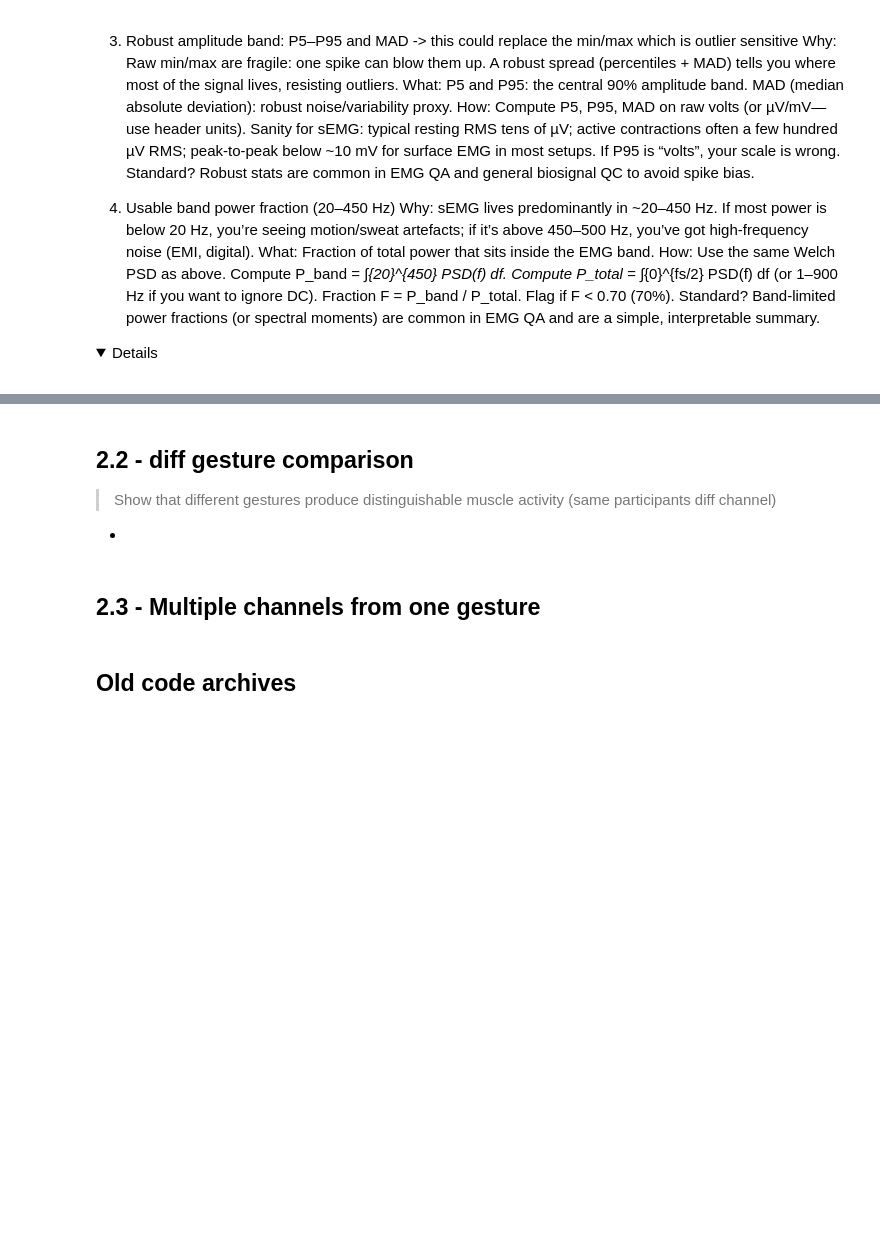
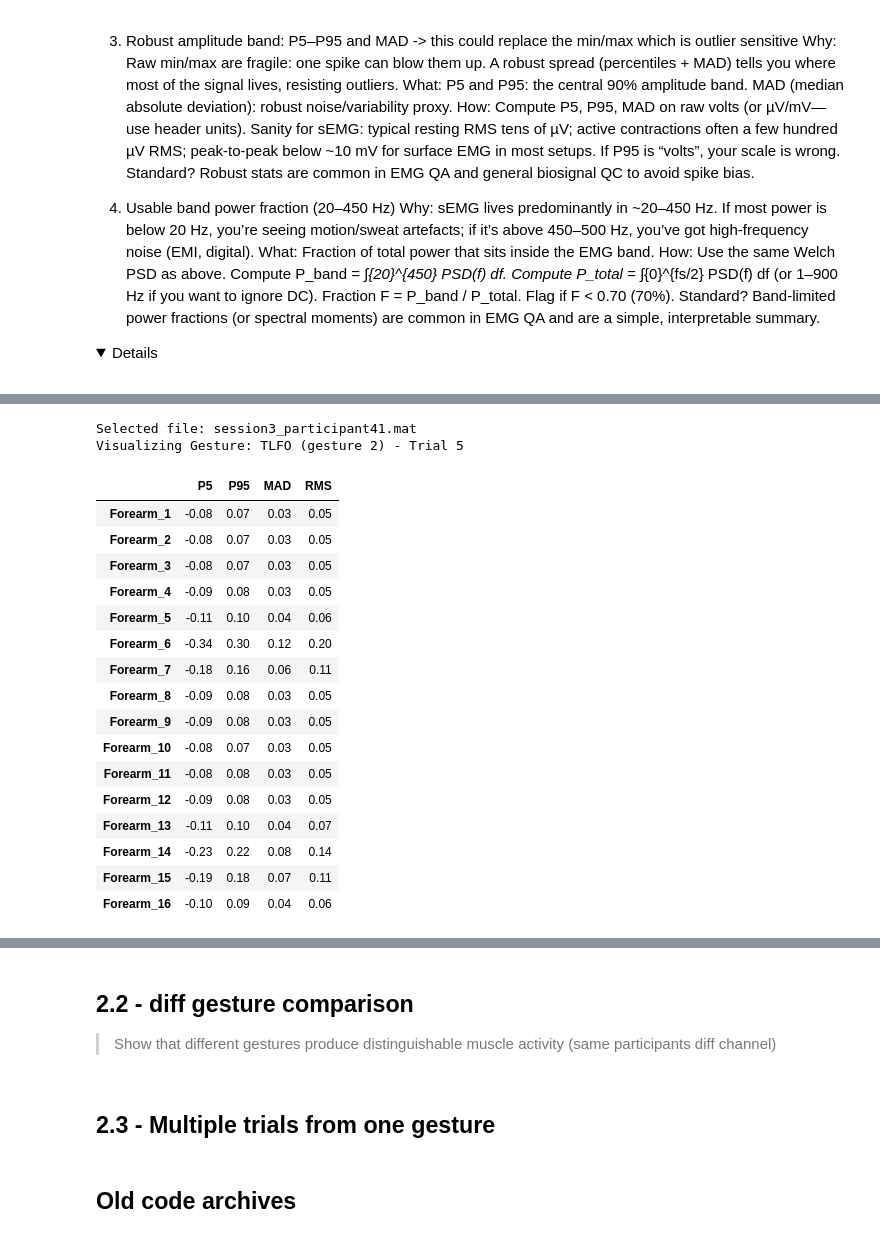
Before and after one commit to jasonwang0228/EMG_Project, a Jupyter notebook: notebooks/2_Visualization.ipynb, the cells around one changed output, grey strips where cells are left out. Saved outputs shown, nothing was run; the diff lists cells and outputs as text; code cells hidden in the pictures; folded sections open; blank space fills up the shorter version.

```diff
--- a/notebooks/2_Visualization.ipynb
+++ b/notebooks/2_Visualization.ipynb
@@ -197,0 +202,76 @@ plt.show()
+# %%
+from scipy.stats import median_abs_deviation
+import pandas as pd
+
+# Function to calculate P5-P95, MAD, and RMS
+def calculate_signal_metrics(data):
+    p5 = float(np.percentile(data, 5))
+    p95 = float(np.percentile(data, 95))
+    mad = float(median_abs_deviation(data))
+    rms = float(np.sqrt(np.mean(data**2)))
+    return {'P5': p5, 'P95': p95, 'MAD': mad, 'RMS': rms}
+
+# # if needs to load other specific file diff from above:
+# sample_file = random.choice(mat_files)                                              # Option 1: Random file
+# # sample_file = mat_files[0]                                                        # Option 2: By file index
+# # sample_file = [f for f in  mat_files if "session1_participant1.mat" in str(f)]     # Option 3: By name
+# data = sio.loadmat(sample_file)
+
+# # Total number of trials and gestures
+# num_trials = 7
+# num_gestures = 17
+
+# # Option to choose random or specific indices
+# use_random = True  # Set to False to assign specific indices
+# if use_random: #randomly select a trial and gesture
+#     trial_idx = random.randint(0, num_trials - 1)
+#     gesture_idx = random.randint(0, num_gestures - 1)
+# else:
+#     trial_idx = 0  # Example: First trial
+#     gesture_idx = 16  # Example: 17th gesture (REST)
+#     # Ensure indices are within valid range
+#     assert 0 <= trial_idx < num_trials, f"trial_idx must be between 0 and {num_trials - 1}"
+#     assert 0 <= gesture_idx < num_gestures, f"gesture_idx must be between 0 and {num_gestures - 1}"
+
+# # Load forearm and wrist data for the selected trial and gesture
+# forearm = data['DATA_FOREARM'][trial_idx, gesture_idx]
+# wrist = data['DATA_WRIST'][trial_idx, gesture_idx]
+# channels = [f'Forearm_{i+1}' for i in range(16)] + [f'Wrist_{i+1}' for i in range(12)]
+
+print(f"Selected file: {sample_file.name}")
+
+# Get the gesture name
+gesture_name = gestures[gesture_idx]
+print(f"Visualizing Gesture: {gesture_name} (gesture {gesture_idx}) - Trial {trial_idx + 1}")
+
+# Calculate and display metrics for forearm channels
+forearm_metrics = [calculate_signal_metrics(forearm[:, ch]) for ch in range(forearm.shape[1])]
+forearm_df = pd.DataFrame(forearm_metrics)
+forearm_df.index = [f"Forearm_{i+1}" for i in range(forearm.shape[1])]
+display(forearm_df.style.format("{:.2f}").background_gradient(cmap="Greens"))
+
+# Calculate and display metrics for wrist channels
+wrist_metrics = [calculate_signal_metrics(wrist[:, ch]) for ch in range(wrist.shape[1])]
+wrist_df = pd.DataFrame(wrist_metrics)
+wrist_df.index = [f"Wrist_{i+1}" for i in range(wrist.shape[1])]
+display(wrist_df.style.format("{:.2f}").background_gradient(cmap="Blues"))
+# %% [output]
+Selected file: session3_participant41.mat
+Visualizing Gesture: TLFO (gesture 2) - Trial 5
+|  | P5 | P95 | MAD | RMS |
+| Forearm_1 | -0.08 | 0.07 | 0.03 | 0.05 |
+| Forearm_2 | -0.08 | 0.07 | 0.03 | 0.05 |
+| Forearm_3 | -0.08 | 0.07 | 0.03 | 0.05 |
+| Forearm_4 | -0.09 | 0.08 | 0.03 | 0.05 |
+| Forearm_5 | -0.11 | 0.10 | 0.04 | 0.06 |
+| Forearm_6 | -0.34 | 0.30 | 0.12 | 0.20 |
+| Forearm_7 | -0.18 | 0.16 | 0.06 | 0.11 |
+| Forearm_8 | -0.09 | 0.08 | 0.03 | 0.05 |
+| Forearm_9 | -0.09 | 0.08 | 0.03 | 0.05 |
+| Forearm_10 | -0.08 | 0.07 | 0.03 | 0.05 |
+| Forearm_11 | -0.08 | 0.08 | 0.03 | 0.05 |
+| Forearm_12 | -0.09 | 0.08 | 0.03 | 0.05 |
+| Forearm_13 | -0.11 | 0.10 | 0.04 | 0.07 |
+| Forearm_14 | -0.23 | 0.22 | 0.08 | 0.14 |
+| Forearm_15 | -0.19 | 0.18 | 0.07 | 0.11 |
+| Forearm_16 | -0.10 | 0.09 | 0.04 | 0.06 |
@@ -198,4 +291,3 @@ plt.show()
 # %% [markdown]
 ## 2.2 - diff gesture comparison
 > Show that different gestures produce distinguishable muscle activity (same participants diff channel)
--
@@ -204,2 +294,2 @@ plt.show()
 # %% [markdown]
-## 2.3 -  Multiple channels from one gesture
+## 2.3 -  Multiple trials from one gesture
```
Also changed, not shown: parts of 4 cells of this notebook.
